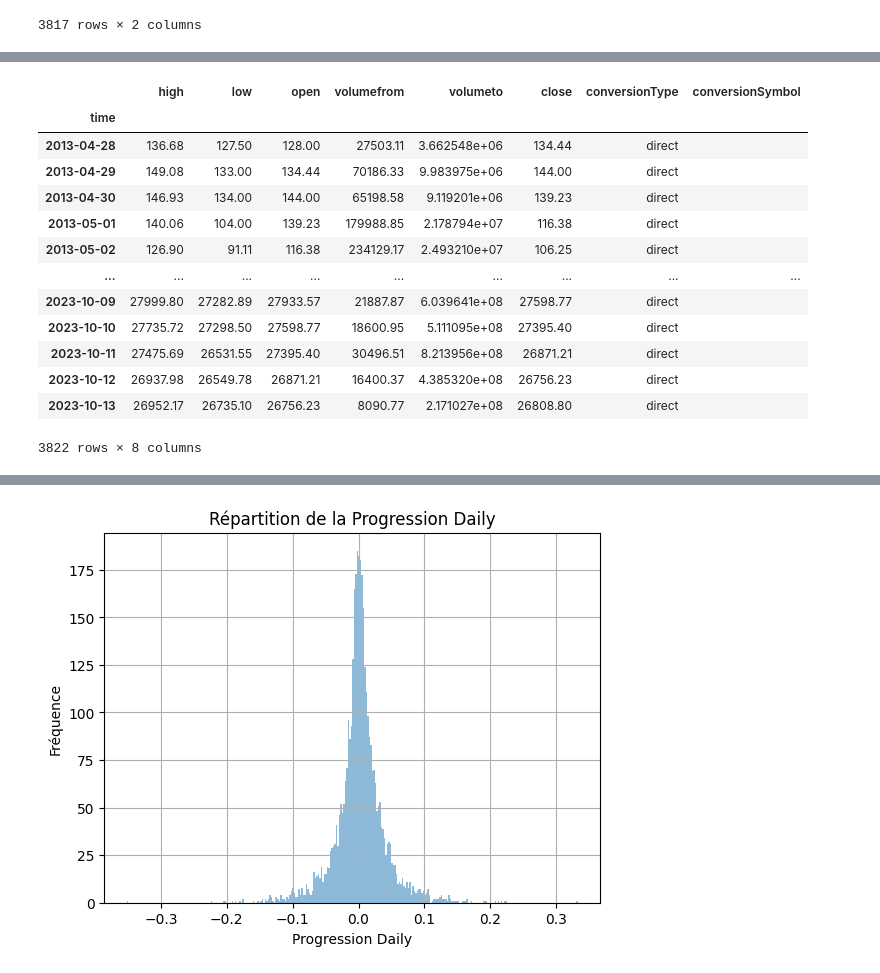
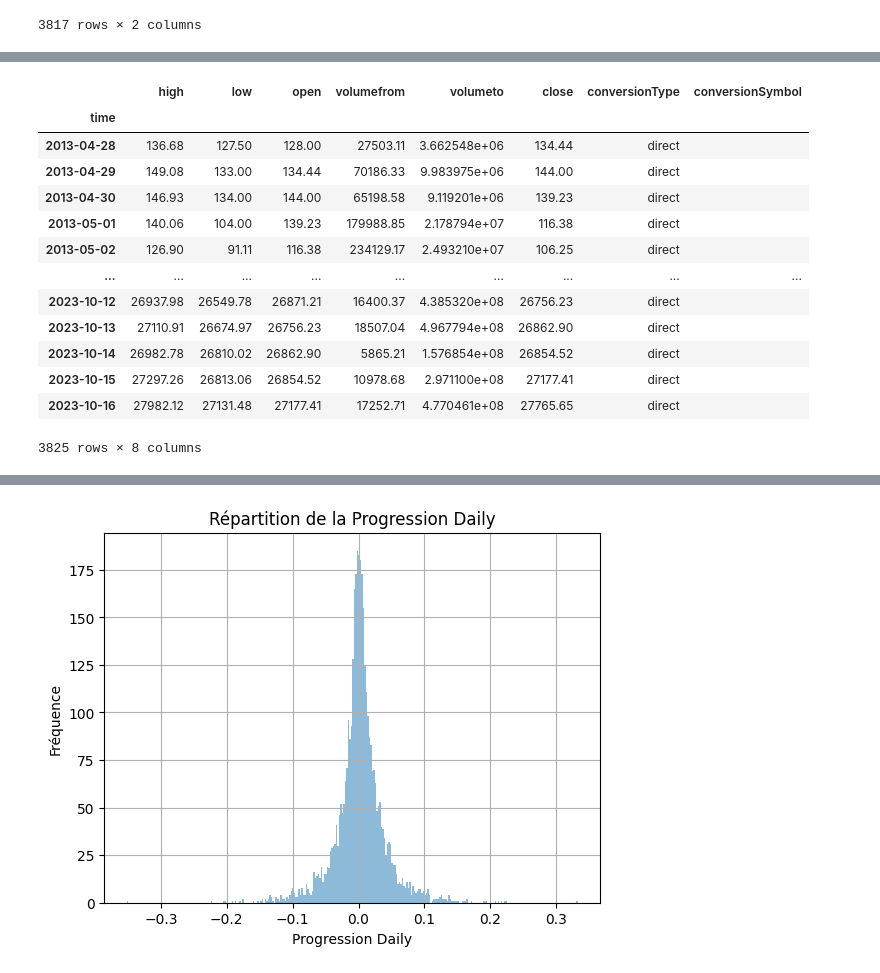
Before and after one commit to ThomasMeb/Alla2, a Jupyter notebook: data_mining.ipynb, the cells around one changed output, grey strips where cells are left out. Drawn from its saved outputs; the diff is of its cells as text; code cells hidden in the pictures.

Commit message:
Nettoyage, tests avec features de bases

```diff
--- a/data_mining.ipynb
+++ b/data_mining.ipynb
@@ -552,8 +552,10 @@ btc_data
 # %%
+import time
+
 # Votre clé API
-api_key = input("Please enter your API key: ")
+api_key = input("Please enter your CryptoCompare API key: ")
 
-# Convertissez la date '28/04/2013' en timestamp UNIX
+# Convertit la date '28/04/2013' en timestamp UNIX
 start_date = '28/04/2013'
 start_timestamp = int(time.mktime(time.strptime(start_date, '%d/%m/%Y')))
 
@@ -563,53 +565,53 @@ end_timestamp = int(time.time())
 # Limite de points de données par requête
 limit = 2000
 
-# Calculez le nombre total de jours et de requêtes nécessaires
+# Calcule le nombre total de jours et de requêtes nécessaires
 total_days = (end_timestamp - start_timestamp) // (24 * 60 * 60)
-total_requests = -(-total_days // limit)  # Utilisez la division entière arrondie vers le haut
+total_requests = -(-total_days // limit)  # Utilise la division entière arrondie vers le haut
 
-# Initialisez un DataFrame vide
+# Initialise un DataFrame vide
 btc_data_full = pd.DataFrame()
 
-# Faites plusieurs requêtes pour couvrir toute la période
+# Fait plusieurs requêtes pour couvrir toute la période
 for i in range(total_requests):
-    # Ajustez le paramètre toTs pour chaque requête
+    # Ajuste le paramètre toTs pour chaque requête
     toTs = end_timestamp - i * limit * 24 * 60 * 60
 
-    # Construisez l'URL de l'API
+    # Construit l'URL de l'API
     url = f'https://min-api.cryptocompare.com/data/v2/histoday?fsym=BTC&tsym=USD&limit={limit}&toTs={toTs}&api_key={api_key}'
 
-    # Faites la requête API
+    # Fait la requête API
     response = requests.get(url)
     data = response.json()
 
-    # Créez un DataFrame avec les données obtenues
+    # Crée un DataFrame avec les données obtenues
     new_data = pd.DataFrame(data['Data']['Data'])
     new_data['time'] = pd.to_datetime(new_data['time'], unit='s')
     new_data.set_index('time', inplace=True)
 
-    # Concaténez les nouveaux données avec les données existantes
+    # Concaténe les nouveaux données avec les données existantes
     btc_data_full = pd.concat([new_data, btc_data_full])
 
-# Triez le DataFrame combiné par index (date)
+# Trie le DataFrame combiné par index (date)
 btc_data_full.sort_index(inplace=True)
 
-# Filtrez les données pour n'inclure que celles depuis le 28/04/2013
+# Filtre les données pour n'inclure que celles depuis le 28/04/2013
 btc_data_full = btc_data_full[btc_data_full.index >= start_date]
 
-# Affichez les premières lignes du DataFrame
+# Affiche le DataFrame
 btc_data_full
 # %% [output]
 |  | high | low | open | volumefrom | volumeto | close | conversionType | conversionSymbol |
 | time |  |  |  |  |  |  |  |  |
 | 2013-04-28 | 136.68 | 127.50 | 128.00 | 27503.11 | 3.662548e+06 | 134.44 | direct |  |
 | 2013-04-29 | 149.08 | 133.00 | 134.44 | 70186.33 | 9.983975e+06 | 144.00 | direct |  |
 | 2013-04-30 | 146.93 | 134.00 | 144.00 | 65198.58 | 9.119201e+06 | 139.23 | direct |  |
 | 2013-05-01 | 140.06 | 104.00 | 139.23 | 179988.85 | 2.178794e+07 | 116.38 | direct |  |
 | 2013-05-02 | 126.90 | 91.11 | 116.38 | 234129.17 | 2.493210e+07 | 106.25 | direct |  |
 | ... | ... | ... | ... | ... | ... | ... | ... | ... |
-| 2023-10-09 | 27999.80 | 27282.89 | 27933.57 | 21887.87 | 6.039641e+08 | 27598.77 | direct |  |
-| 2023-10-10 | 27735.72 | 27298.50 | 27598.77 | 18600.95 | 5.111095e+08 | 27395.40 | direct |  |
-| 2023-10-11 | 27475.69 | 26531.55 | 27395.40 | 30496.51 | 8.213956e+08 | 26871.21 | direct |  |
 | 2023-10-12 | 26937.98 | 26549.78 | 26871.21 | 16400.37 | 4.385320e+08 | 26756.23 | direct |  |
-| 2023-10-13 | 26952.17 | 26735.10 | 26756.23 | 8090.77 | 2.171027e+08 | 26808.80 | direct |  |
+| 2023-10-13 | 27110.91 | 26674.97 | 26756.23 | 18507.04 | 4.967794e+08 | 26862.90 | direct |  |
+| 2023-10-14 | 26982.78 | 26810.02 | 26862.90 | 5865.21 | 1.576854e+08 | 26854.52 | direct |  |
+| 2023-10-15 | 27297.26 | 26813.06 | 26854.52 | 10978.68 | 2.971100e+08 | 27177.41 | direct |  |
+| 2023-10-16 | 27982.12 | 27131.48 | 27177.41 | 17252.71 | 4.770461e+08 | 27765.65 | direct |  |
-3822 rows × 8 columns
+3825 rows × 8 columns
```
Also changed, not shown: parts of 19 cells of this notebook, 2 other files.
